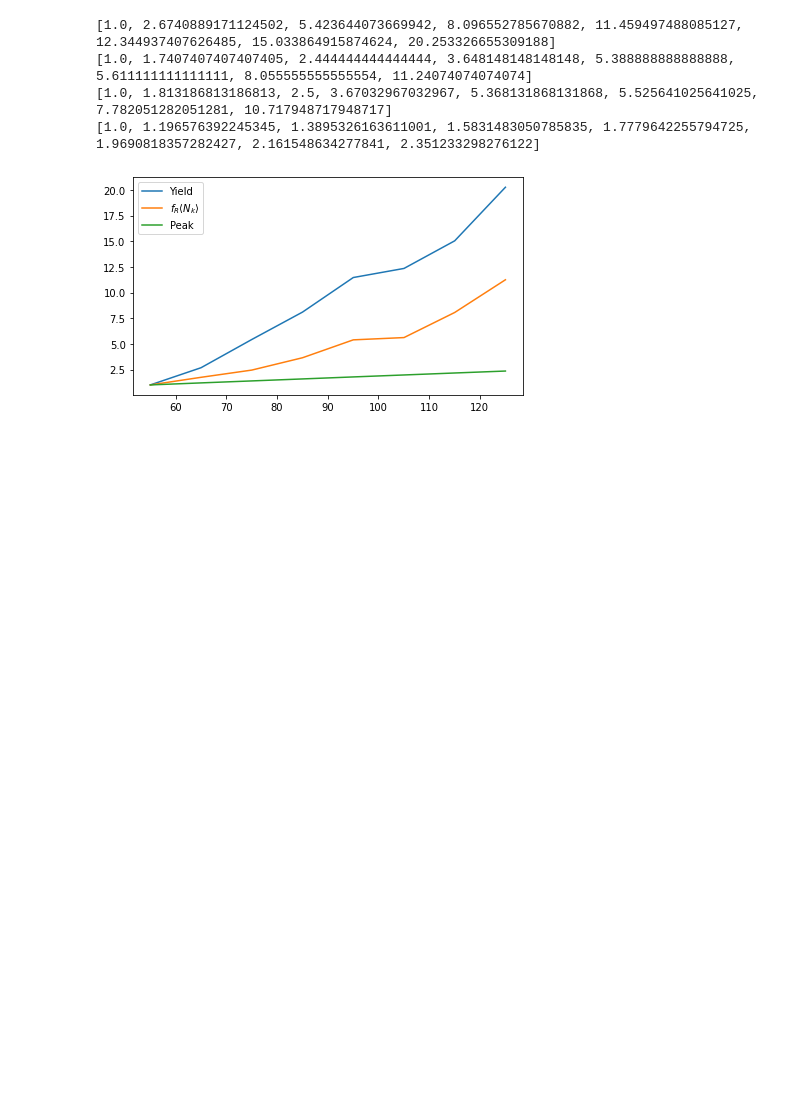
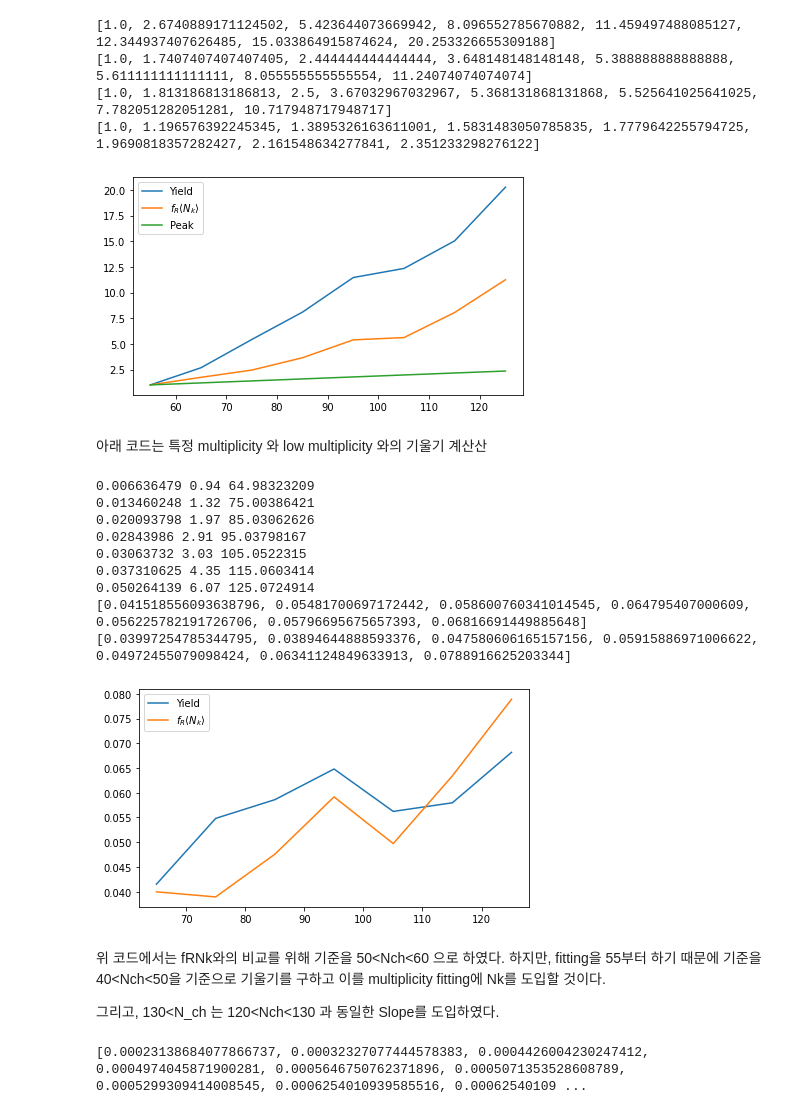
Before and after one commit to kisbi3/Momentum_Kick_Core, a Jupyter notebook: Main_Colab.ipynb, the cells around one changed output. Drawn from its saved outputs; the diff is of its cells as text; code cells hidden in the pictures; blank space fills up the shorter version.

Commit message:
Various Multiplicity temporarily complete

```diff
--- a/Main_Colab.ipynb
+++ b/Main_Colab.ipynb
@@ -93,3 +95,60 @@ plt.show()
 [1.0, 1.813186813186813, 2.5, 3.67032967032967, 5.368131868131868, 5.525641025641025, 7.782051282051281, 10.717948717948717]
 [1.0, 1.196576392245345, 1.3895326163611001, 1.5831483050785835, 1.7779642255794725, 1.9690818357282427, 2.161548634277841, 2.351233298276122]
 [figure]
+# %% [markdown]
+아래 코드는 특정 multiplicity 와 low multiplicity 와의 기울기 계산산
+# %%
+import matplotlib.pyplot as plt
+N_cut = [64.98323209,75.00386421,85.03062626,95.03798167,105.0522315,115.0603414,125.0724914]
+Yield_cut = [0.006636479,0.013460248,0.020093798,0.02843986,0.03063732,0.037310625,0.050264139]
+Nk1_list = [0.94, 1.32, 1.97, 2.91, 3.03, 4.35, 6.07]
+
+Yield_fin = []
+Nk1_fin = []
+
+''' Yield의 기울기와 Nk의 기울기의 scale이 맞지 않아, Yield의 기울기에 100을 곱하였음.'''
+for Yield, Nk1, N in zip(Yield_cut, Nk1_list, N_cut):
+  print(Yield, Nk1, N)
+  Yield_fin.append(100*((Yield-0.002481772)/(N-54.97636434)))
+  Nk1_fin.append((Nk1-0.54)/(N-54.97636434))
+
+print(Yield_fin)
+print(Nk1_fin)
+
+fig = plt.figure()
+ax = plt.axes()
+fig.set_size_inches(7, 4)
+plt.plot(N_cut, Yield_fin, label='Yield')
+plt.plot(N_cut, Nk1_fin, label=r'$f_R \langle N_k \rangle$')
+plt.legend()
+plt.show()
+# %% [output]
+0.006636479 0.94 64.98323209
+0.013460248 1.32 75.00386421
+0.020093798 1.97 85.03062626
+0.02843986 2.91 95.03798167
+0.03063732 3.03 105.0522315
+0.037310625 4.35 115.0603414
+0.050264139 6.07 125.0724914
+[0.041518556093638796, 0.05481700697172442, 0.058600760341014545, 0.064795407000609, 0.056225782191726706, 0.05796695675657393, 0.06816691449885648]
+[0.03997254785344795, 0.03894644888593376, 0.047580606165157156, 0.05915886971006622, 0.04972455079098424, 0.06341124849633913, 0.0788916625203344]
+[figure, added]
+# %% [markdown]
+위 코드에서는 fRNk와의 비교를 위해 기준을 50<Nch<60 으로 하였다.
+하지만, fitting을 55부터 하기 때문에 기준을 40<Nch<50을 기준으로 기울기를 구하고 이를 multiplicity fitting에 Nk를 도입할 것이다.
+
+그리고, 130<N_ch 는 120<Nch<130 과 동일한 Slope를 도입하였다.
+# %%
+N = [54.97636434,64.98323209,75.00386421,85.03062626,95.03798167,105.0522315,115.0603414,125.0724914]
+Yield = [0.002481772,0.006636479,0.013460248,0.020093798,0.02843986,0.03063732,0.037310625,0.050264139]
+
+Slope1 = []
+
+
+for i in range(len(Yield)):
+  Slope1.append((Yield[i]-0.000165537)/(N[i]-44.96613648))
+
+Slope1.append(Slope1[-1])
+print(Slope1)
+# %% [output]
+[0.00023138684077866737, 0.00032327077444578383, 0.0004426004230247412, 0.0004974045871900281, 0.0005646750762371896, 0.0005071353528608789, 0.0005299309414008545, 0.0006254010939585516, 0.00062540109 ...
```
Also changed, not shown: parts of 3 cells of this notebook, 10 other files.
